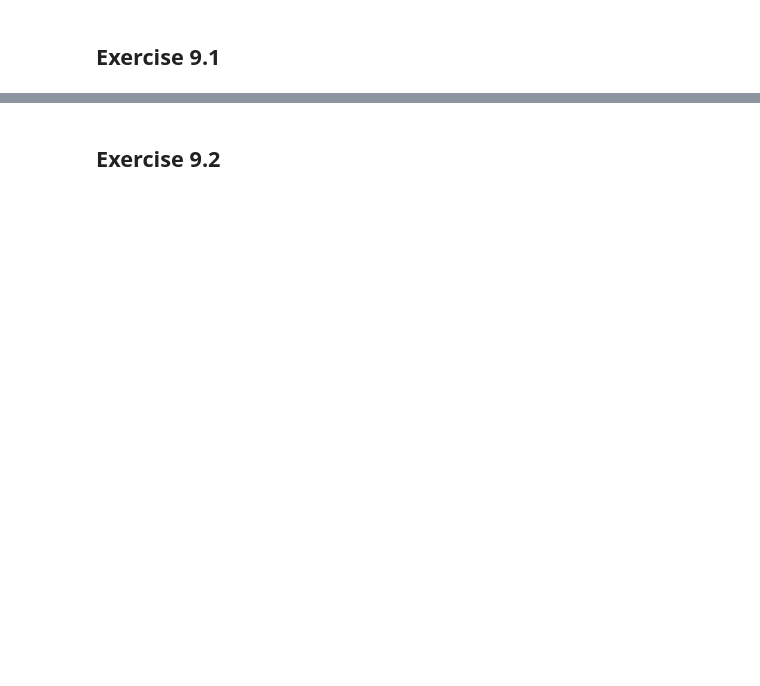
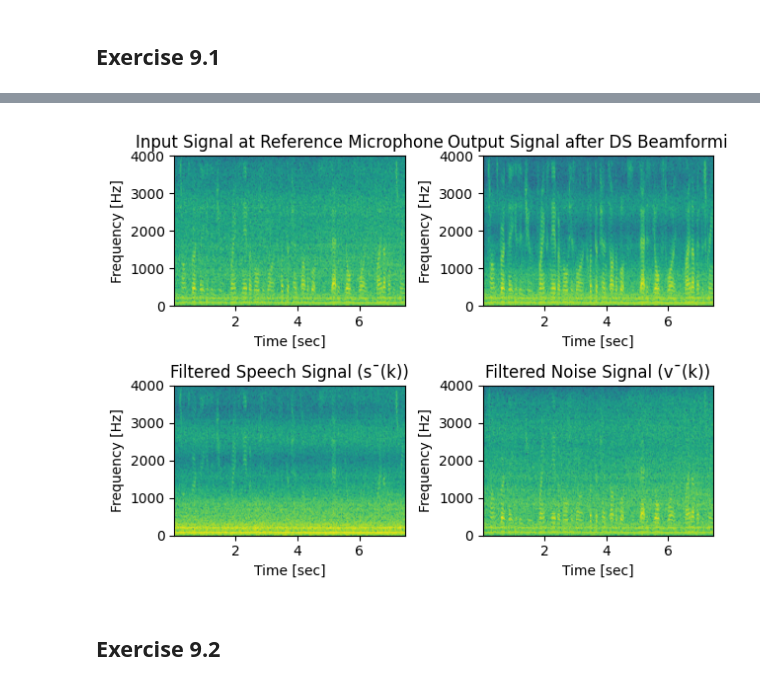
Before and after one commit to kasperikaivola/python-audio-processing, a Jupyter notebook: prerequisites/09_noisereduction/noisered_sim.ipynb, the cells around one changed output, grey strips where cells are left out. Cells and saved outputs as stored; diff of their text form; code cells hidden in the pictures; blank space fills up the shorter version.

```diff
--- a/prerequisites/09_noisereduction/noisered_sim.ipynb
+++ b/prerequisites/09_noisereduction/noisered_sim.ipynb
@@ -20,5 +22,5 @@ n = 256             #frame size
 f = np.load('signals_09.npz')
 S = f['S']
 Noise = f['Noise']
-
+fs = 8000
 xM = S + Noise
@@ -45,0 +98,9 @@ import sounddevice as sd
+# %%
+# Perform noise reduction
+speech_angle = compute_incident_angle(S)
+noise_angle = compute_incident_angle(Noise)
+#y(k)=output,sˉ(k)=filtered speech, vˉ(k)=noise signal
+y, s_filt, v_ = delay_and_sum_beamformer(xM, speech_angle)
+print(y.shape)
+#sd.play(xM[:,0],fs)
+sd.play(y,fs)
@@ -45,0 +118,30 @@ import sounddevice as sd
+# %%
+#todo: Plot results
+# use same color limits for both plots.
+clims = dict(vmin=-120, vmax=-40)
+# Plot spectrograms
+def plot_spectrogram(ax, sig, title, fs):
+    f, t, Sxx = signal.spectrogram(sig, fs)
+    ax.pcolormesh(t, f, 10 * np.log10(Sxx), shading='gouraud')
+    ax.set_ylabel('Frequency [Hz]')
+    ax.set_xlabel('Time [sec]')
+    ax.set_title(title)
+    #ax.colorbar(label='dB')
+    #plt.show()
+
+# Plot spectrogram of input signal at the first microphone
+fig,ax = plt.subplots(2,2)
+
+plot_spectrogram(ax[0,0],xM[:,0], 'Input Signal at Reference Microphone', fs)
+
+# Plot spectrogram of output signal
+plot_spectrogram(ax[0,1],y, 'Output Signal after DS Beamforming', fs)
+
+# Plot spectrogram of filtered speech signal
+plot_spectrogram(ax[1,0],s_filt, 'Filtered Speech Signal (s¯(k))', fs)
+
+# Plot spectrogram of filtered noise signal
+plot_spectrogram(ax[1,1],v_, 'Filtered Noise Signal (v¯(k))', fs)
+plt.tight_layout()
+# %% [output]
+[figure, added]
```
Also changed, not shown: parts of 13 cells of this notebook.
